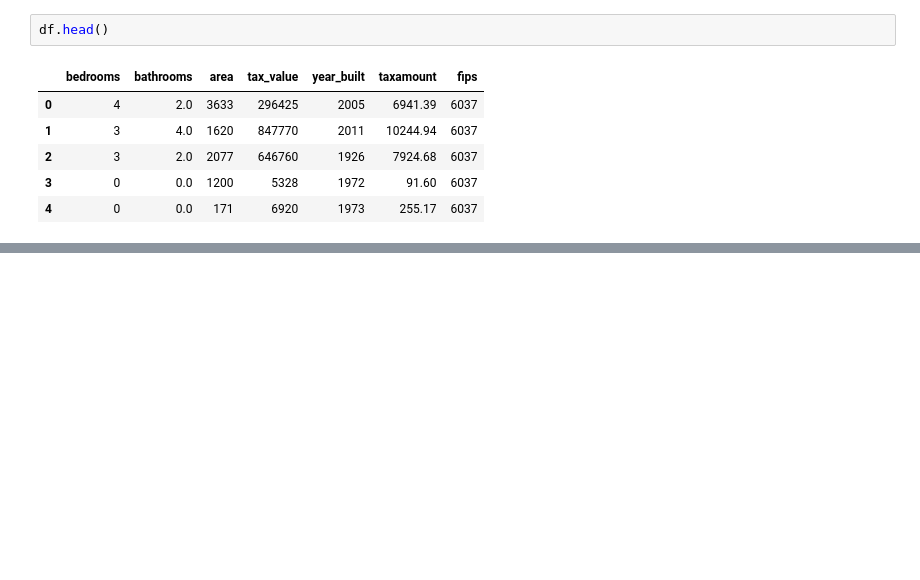
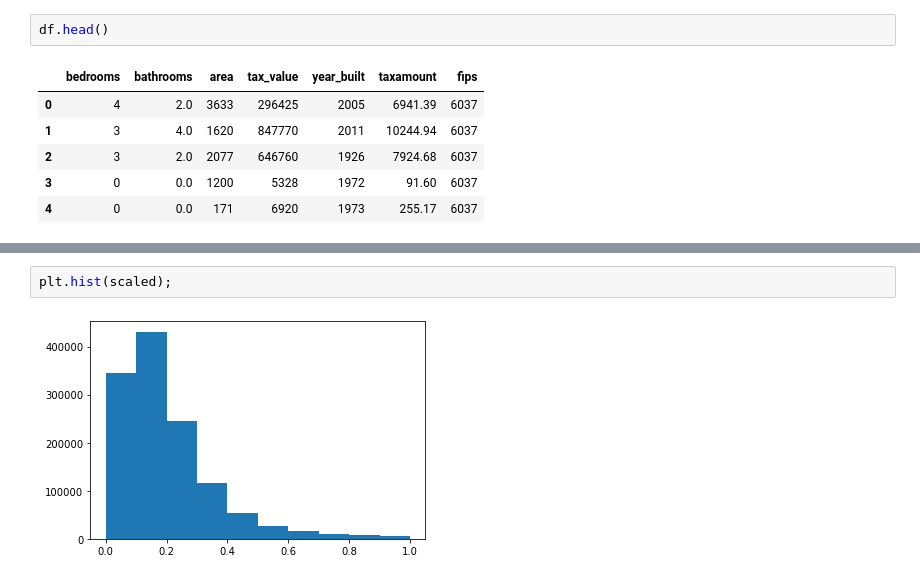
Before and after one commit to raycerna/regression-exercises, a Jupyter notebook: scaling.ipynb, the cells around one changed output, grey strips where cells are left out. Drawn from its saved outputs; the diff is of its cells as text; blank space fills up the shorter version.

```diff
--- a/scaling.ipynb
+++ b/scaling.ipynb
@@ -22,0 +121,4 @@ df.head()
+# %%
+plt.hist(scaled);
+# %% [output]
+[figure, added]
```
Also changed, not shown: parts of 30 cells of this notebook.
